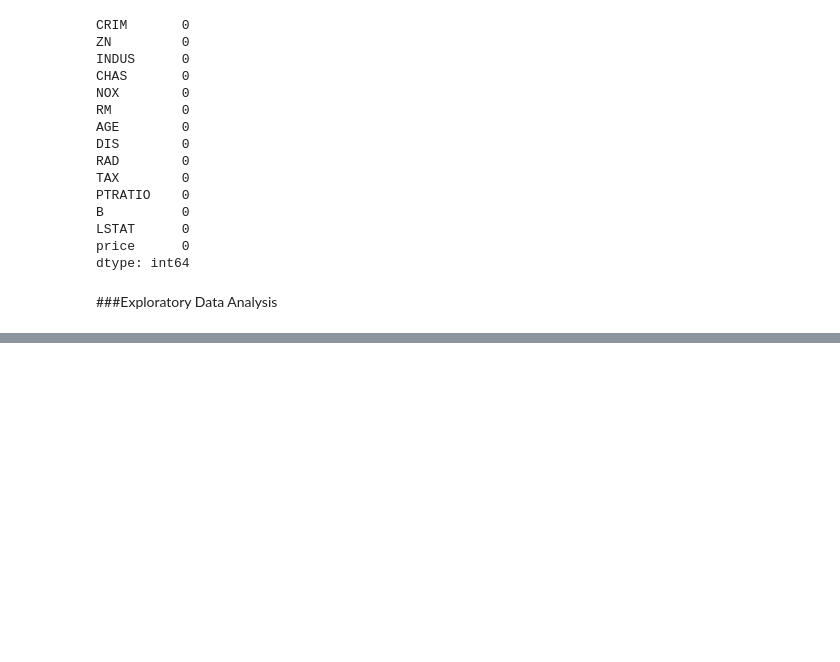
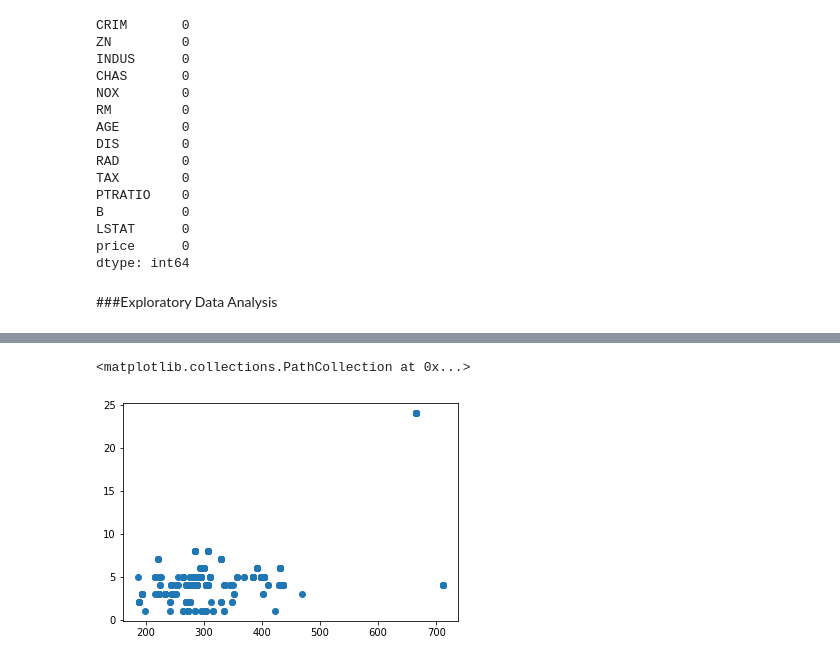
Before and after one commit to Ryder-07/30-Days-of-ML, a Jupyter notebook: linear_regression_1.ipynb, the cells around one changed output, grey strips where cells are left out. Cells and saved outputs as stored; diff of their text form; code cells hidden in the pictures; blank space fills up the shorter version.

```diff
--- a/linear_regression_1.ipynb
+++ b/linear_regression_1.ipynb
@@ -151,0 +163,5 @@ df.corr()
+# %%
+plt.scatter(df['TAX'],df['RAD'])
+# %% [output]
+<matplotlib.collections.PathCollection at 0x...>
+[figure, added]
```
Also changed, not shown: parts of 37 cells of this notebook.
